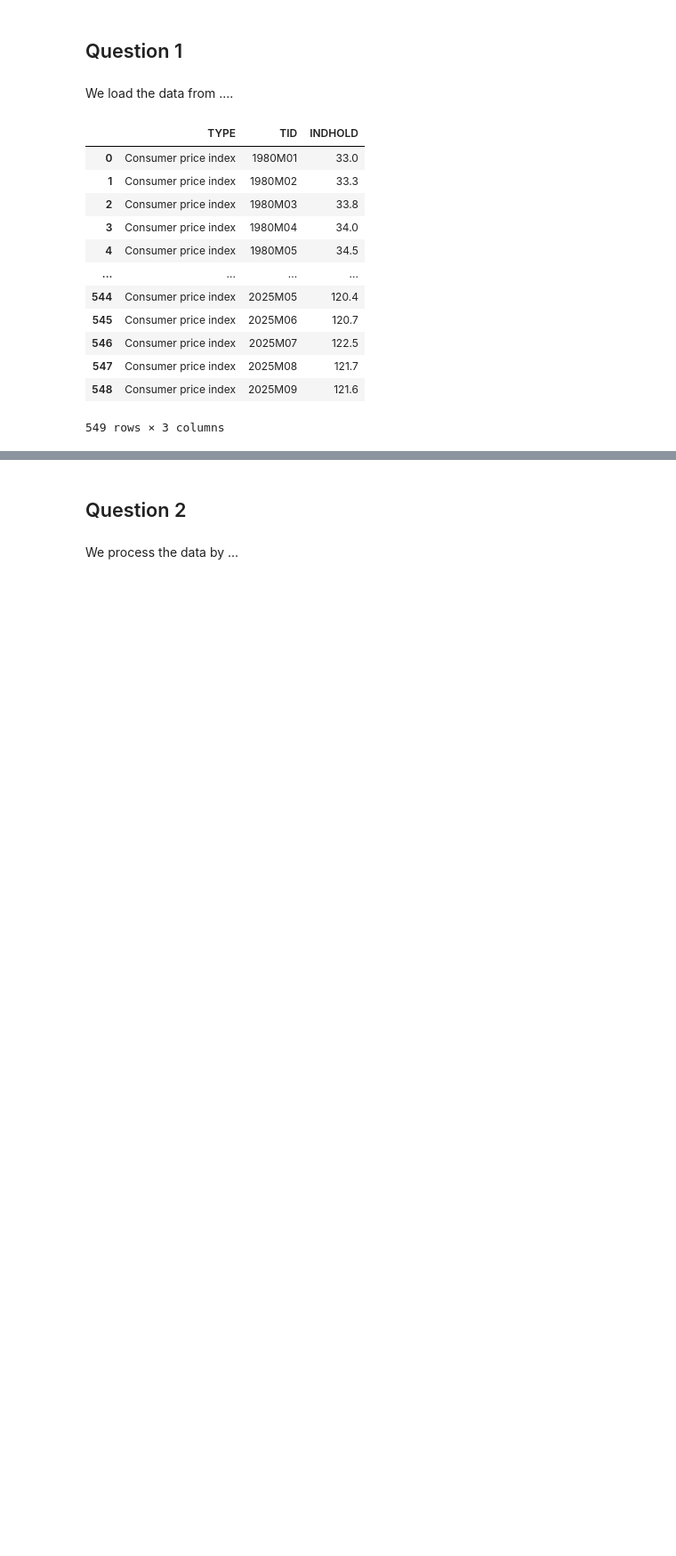
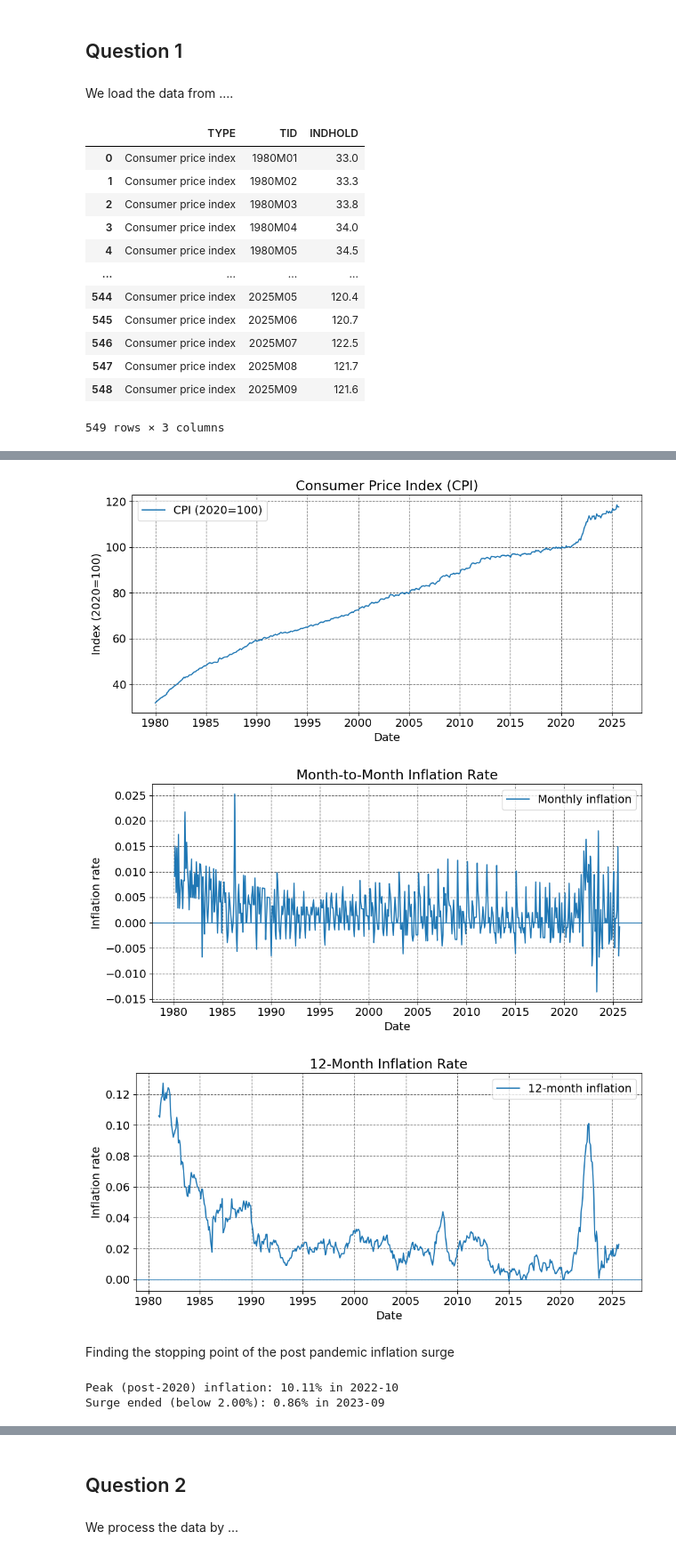
Before and after one commit to NumEconCopenhagen/projects-2025-bepolit, a Jupyter notebook: 01_dataproject/Mads_workspace.ipynb, the cells around one changed output, grey strips where cells are left out. Shown: that part at 89% size. Saved outputs shown, nothing was run; the diff lists cells and outputs as text; code cells hidden in the pictures; blank space fills up the shorter version.

```diff
--- a/01_dataproject/Mads_workspace.ipynb
+++ b/01_dataproject/Mads_workspace.ipynb
@@ -19,6 +19,10 @@ from dstapi import DstApi
 
 # user written modules
 import dataproject
+
+# predefine options for all plots
+plt.rcParams.update({'axes.grid':True,'grid.color':'black','grid.alpha':'0.25','grid.linestyle':'-'})
+plt.rcParams.update({'font.size': 14})
 # %% [output]
 The autoreload extension is already loaded. To reload it, use:
   %reload_ext autoreload
@@ -66,0 +81,64 @@ PRIS113.head()
+# %%
+# Create date column
+PRIS113['date'] = pd.to_datetime(PRIS113['TID'], format='%YM%m')
+
+# Use the datetime index for clean time-series plots
+PRIS113 = PRIS113.set_index('date').sort_index()
+
+# 1) CPI (2020=100)
+plt.figure(figsize=(10, 5))
+plt.plot(PRIS113.index, PRIS113['CPI_2020indexed'], label='CPI (2020=100)')
+plt.title('Consumer Price Index (CPI)')
+plt.xlabel('Date'); plt.ylabel('Index (2020=100)')
+plt.grid(True, linestyle='--', alpha=0.6)
+plt.legend(); plt.tight_layout(); plt.show()
+
+# 2) Month-to-month inflation rate
+plt.figure(figsize=(10, 5))
+plt.plot(PRIS113.index, PRIS113['Pi_monthly'], label='Monthly inflation')
+plt.title('Month-to-Month Inflation Rate')
+plt.xlabel('Date'); plt.ylabel('Inflation rate')
+plt.axhline(0, linewidth=0.8)
+plt.grid(True, linestyle='--', alpha=0.6)
+plt.legend(); plt.tight_layout(); plt.show()
+
+# 3) 12-month inflation rate
+plt.figure(figsize=(10, 5))
+plt.plot(PRIS113.index, PRIS113['Pi_yearly'], label='12-month inflation')
+plt.title('12-Month Inflation Rate')
+plt.xlabel('Date'); plt.ylabel('Inflation rate')
+plt.axhline(0, linewidth=0.8)
+plt.grid(True, linestyle='--', alpha=0.6)
+plt.legend(); plt.tight_layout(); plt.show()
+# %% [output]
+[figure, added]
+[figure, added]
+[figure, added]
+# %% [markdown]
+Finding the stopping point of the post pandemic inflation surge
+# %%
+# trimming dataset to look at post 2020
+post2020 = PRIS113.loc[PRIS113.index >= '2021-01-01'].copy()
+
+# find index and value of peak inflation using idxmax method
+peak_idx = post2020['Pi_yearly'].idxmax()
+peak_val = post2020.loc[peak_idx, 'Pi_yearly']
+
+# "normal" inflation threshhold
+threshold = 0.02
+
+# 4. Among dates *after* the peak, find first date with Pi_yearly < threshold
+after_peak = post2020.loc[post2020.index > peak_idx]
+# Filter
+candidates = after_peak[after_peak['Pi_yearly'] < threshold]
+
+if not candidates.empty:
+    end_idx = candidates.index[0]
+    end_val = candidates.loc[end_idx, 'Pi_yearly']
+    print(f"Peak (post-2020) inflation: {peak_val:.2%} in {peak_idx:%Y-%m}")
+    print(f"Surge ended (below {threshold:.2%}): {end_val:.2%} in {end_idx:%Y-%m}")
+else:
+    print("Inflation did not fall below threshold after the post-2020 peak in your data.")
+# %% [output]
+Peak (post-2020) inflation: 10.11% in 2022-10
+Surge ended (below 2.00%): 0.86% in 2023-09
```
Also changed, not shown: parts of 2 cells of this notebook.
